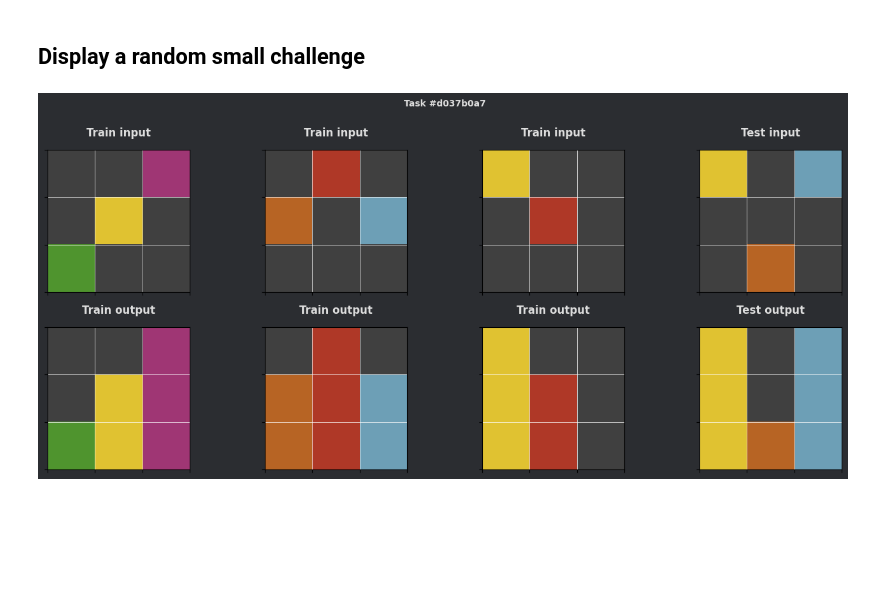
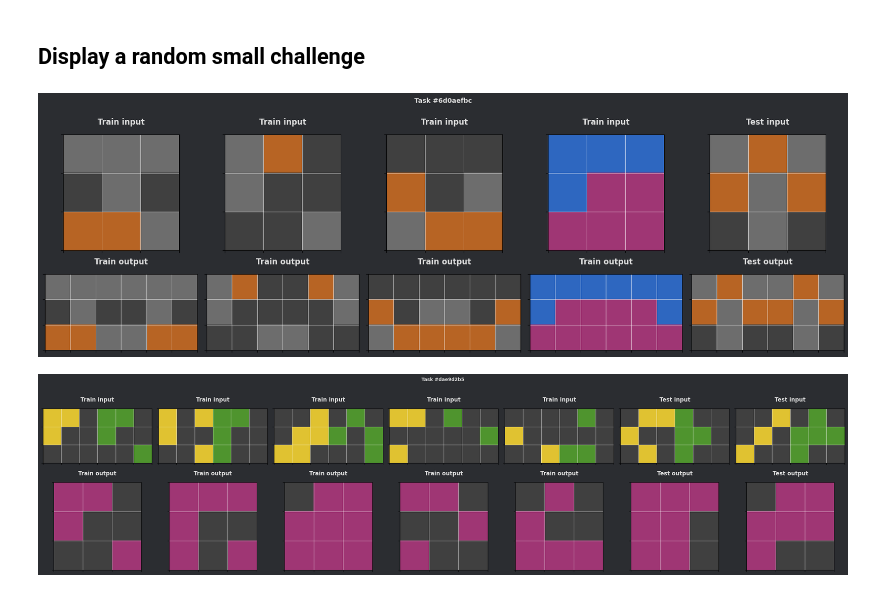
Before and after one commit to MaloLM/arc-genesis, a Jupyter notebook: source/tiny_arc.ipynb, the cells around one changed output. Saved outputs shown, nothing was run; the diff lists cells and outputs as text; code cells hidden in the pictures; blank space fills up the shorter version.

```diff
--- a/source/tiny_arc.ipynb
+++ b/source/tiny_arc.ipynb
@@ -16,10 +16,9 @@ anr = solver_v1.Solver()
 
 ### Choose between training and evalutation set (commented)
 
-challenges = anr.training_challenges # anr.evaluation_challenges
-solutions = anr.training_solutions # anr.evaluation_solutions
+challenges = anr.training_challenges # or anr.evaluation_challenges
 
-def get_tiny_arc(challenges, solutions, max_n, max_m):
+def get_tiny_arc(challenges, max_n, max_m):
     """
     Selects challenges from the ARC dataset based on grid size.
 
@@ -28,7 +27,6 @@ def get_tiny_arc(challenges, solutions, max_n, max_m):
 
     Args:
         challenges (dict): A dictionary containing ARC challenges, either from the training or evaluation set.
-        solutions (dict): A dictionary containing corresponding solutions to the challenges.
         max_n (int): The maximum allowed width (n) for a grid.
         max_m (int): The maximum allowed height (m) for a grid.
 
@@ -60,7 +58,7 @@ def get_tiny_arc(challenges, solutions, max_n, max_m):
 
     return ids_sizes
 # %%
-smol_challenges = get_tiny_arc(challenges, solutions, max_n=8, max_m=8)
+smol_challenges = get_tiny_arc(challenges, max_n=8, max_m=8)
 
 print(f"Small challenges set contains {len(smol_challenges)} challenges")
 # %% [output]
@@ -68,9 +66,12 @@ Small challenges set contains 26 challenges
 # %% [markdown]
 ## Display a random small challenge
 # %%
-random_id = random.choice(smol_challenges)
+for i in range (0,2):
+    random_id = random.choice(smol_challenges)
 
-puzzle_inps_train, puzzle_outs_train, puzzle_inps_test, puzzle_outs_test = anr.process_challenge(random_id, challenges, solutions)
-anr.display_task(random_id, puzzle_inps_train, puzzle_outs_train, puzzle_inps_test, puzzle_outs_test)
+    puzzle_inps_train, puzzle_outs_train, puzzle_inps_test, puzzle_outs_test = anr.process_challenge(random_id, challenges, solutions)
+    anr.display_task(random_id, puzzle_inps_train, puzzle_outs_train, puzzle_inps_test, puzzle_outs_test)
+    print("\n\n")
 # %% [output]
-[figure, old version]
+[figure, new version]
+[figure, added]
```
Also changed, not shown: 17 other files.
